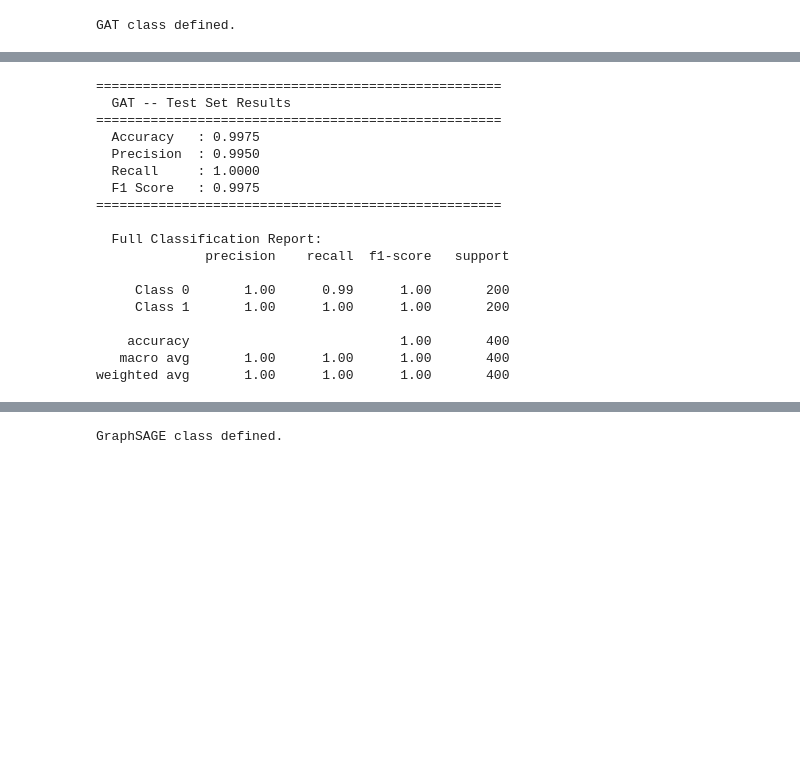
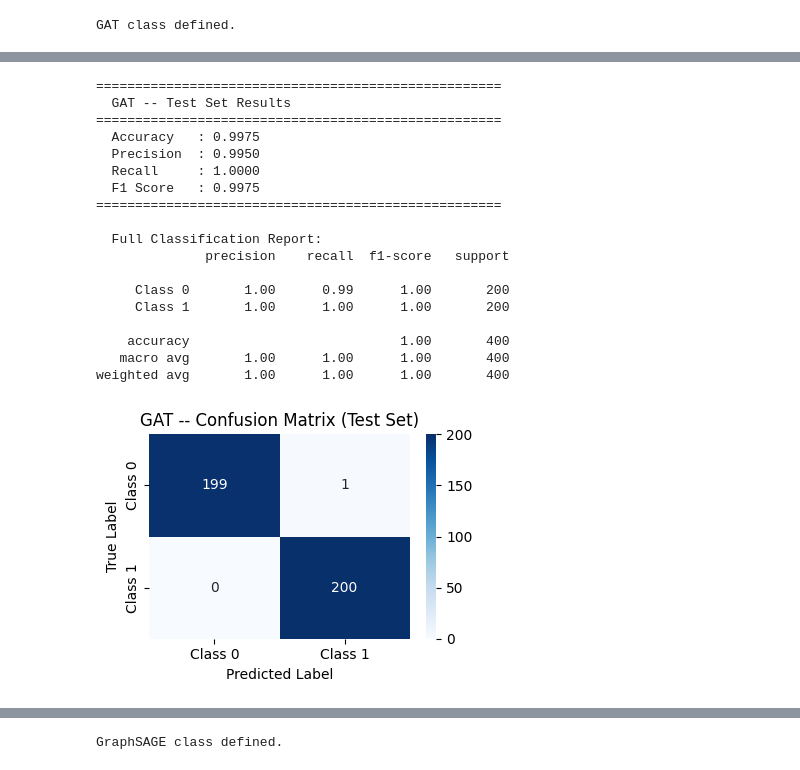
Before and after one commit to saideepaksana/Fraud-Analytics, a Jupyter notebook: Assignment1/GNN_Assignment_Final.ipynb, the cells around one changed output, grey strips where cells are left out. Cells and saved outputs as stored; diff of their text form; code cells hidden in the pictures; blank space fills up the shorter version.

```diff
--- a/Assignment1/GNN_Assignment_Final.ipynb
+++ b/Assignment1/GNN_Assignment_Final.ipynb
@@ -551,24 +580,26 @@ Training GAT...
 # %%
-gat_acc, gat_prec, gat_rec, gat_f1 = print_metrics('GAT', gat_model, data)
+gat_acc, gat_prec, gat_rec, gat_f1, gat_labels, gat_preds = print_metrics('GAT', gat_model, data)
+plot_confusion_matrix(gat_labels, gat_preds, 'GAT')
 # %% [output]
 ====================================================
   GAT -- Test Set Results
 ====================================================
   Accuracy   : 0.9975
   Precision  : 0.9950
   Recall     : 1.0000
   F1 Score   : 0.9975
 ====================================================
 
   Full Classification Report:
               precision    recall  f1-score   support
 
      Class 0       1.00      0.99      1.00       200
      Class 1       1.00      1.00      1.00       200
 
     accuracy                           1.00       400
    macro avg       1.00      1.00      1.00       400
 weighted avg       1.00      1.00      1.00       400
+[figure, added]
 # %% [markdown]
 ---
 ## 9. Model 3 -- GraphSAGE (Sample and Aggregate)
```
Also changed, not shown: parts of 21 cells of this notebook.
